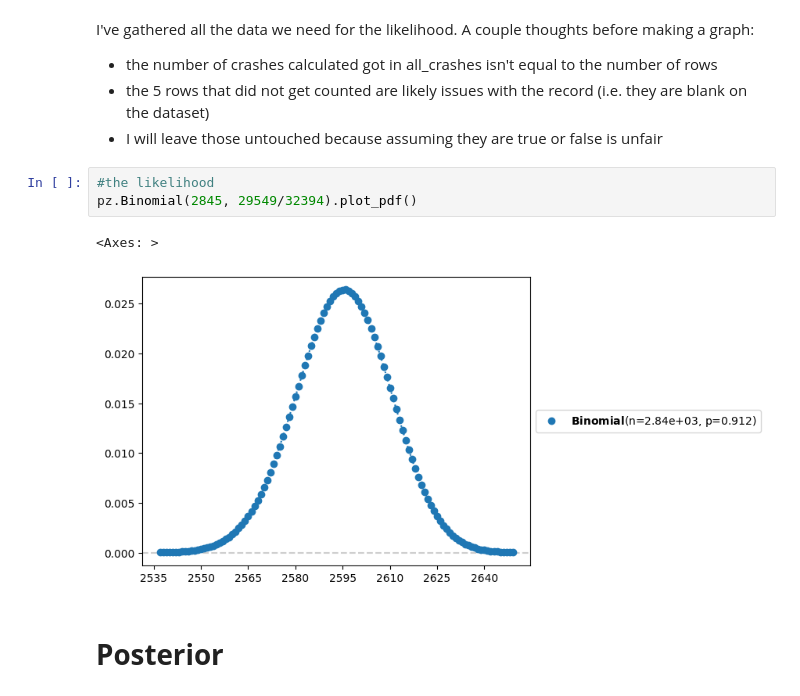
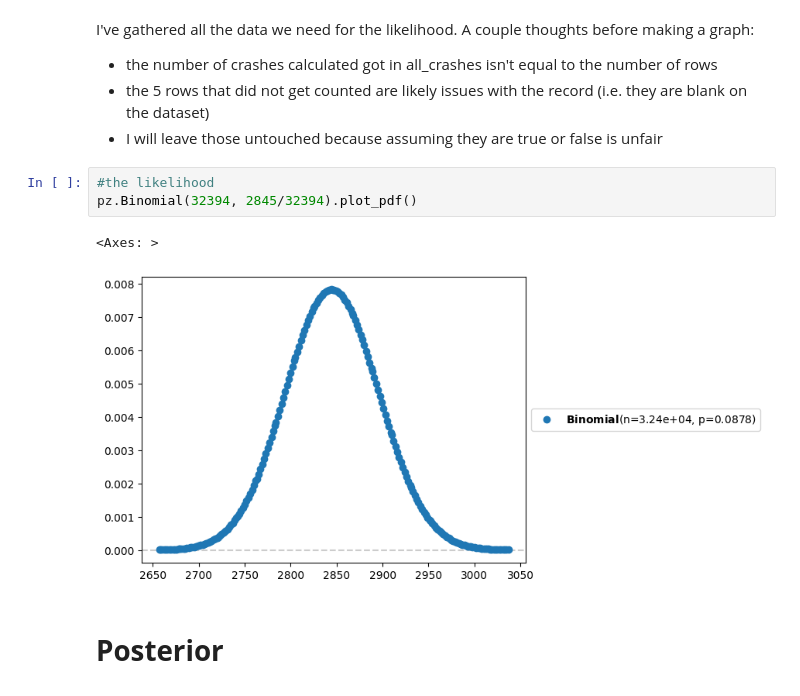
Before and after one commit to sambee5/data-science-coursework, a Jupyter notebook: Unit2/SamaBhatU2proj.ipynb, the cells around one changed output. Drawn from its saved outputs; the diff is of its cells as text.

```diff
--- a/Unit2/SamaBhatU2proj.ipynb
+++ b/Unit2/SamaBhatU2proj.ipynb
@@ -131,10 +127,10 @@ I've gathered all the data we need for the likelihood. A couple thoughts before
 *   I will leave those untouched because assuming they are true or false is unfair
 # %%
 #the likelihood
-pz.Binomial(2845, 29549/32394).plot_pdf()
+pz.Binomial(32394, 2845/32394).plot_pdf()
 # %% [output]
 <Axes: >
-[figure, old version]
+[figure, new version]
 # %% [markdown]
 # **Posterior**
 # %%
```
Also changed, not shown: parts of 5 cells of this notebook.
